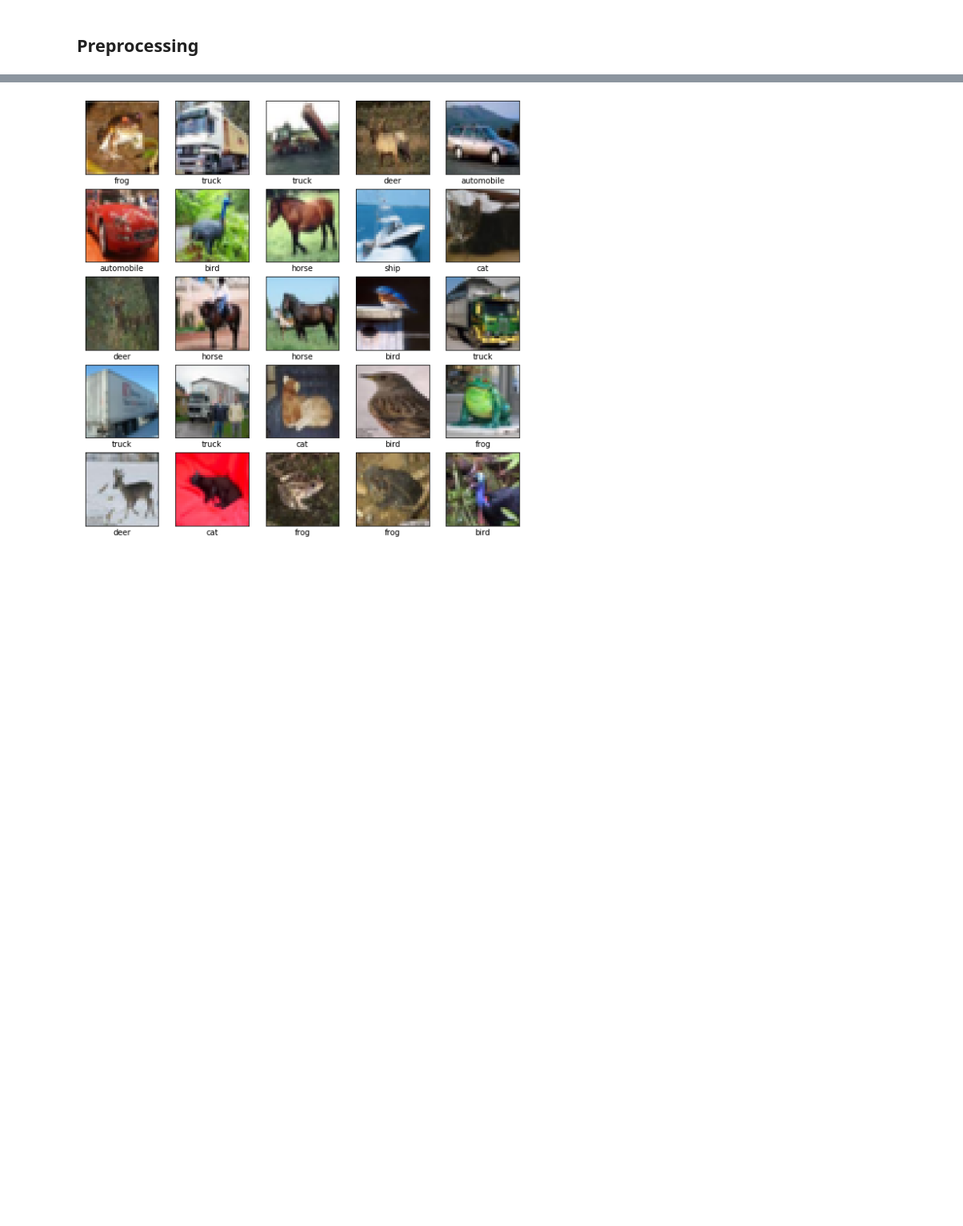
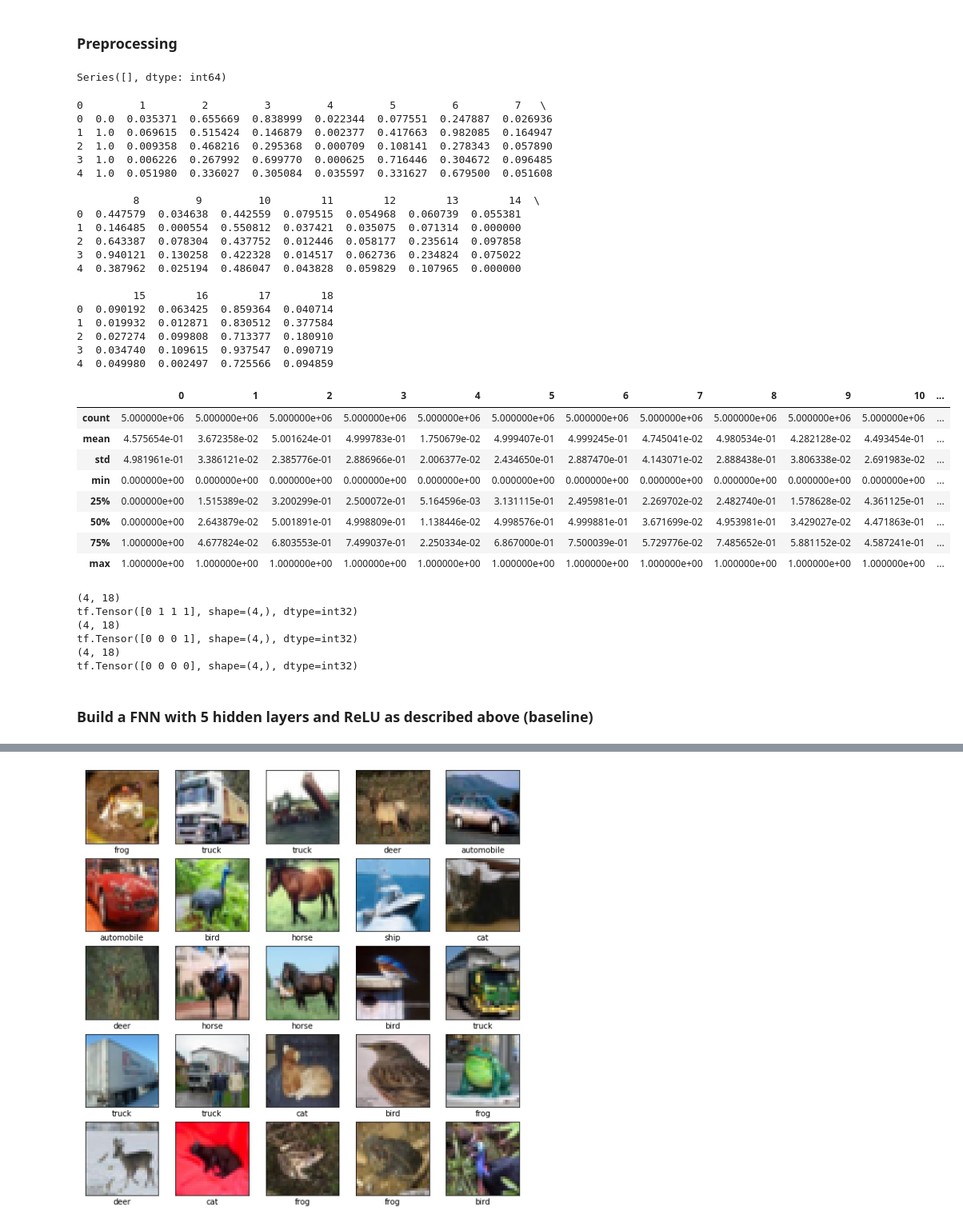
Before and after one commit to arbiter1elegantiae/kaf-nets, a Jupyter notebook: kaf-CNN-cifar-10.ipynb, the cells around one changed output, grey strips where cells are left out. Shown at 80% size. Saved outputs shown, nothing was run; the diff lists cells and outputs as text; code cells hidden in the pictures; blank space fills up the shorter version.

Commit message:
ignore SUSY and final notebook

```diff
--- a/kaf-CNN-cifar-10.ipynb
+++ b/kaf-CNN-cifar-10.ipynb
@@ -15,2 +138,50 @@ from kafnet import Kaf
 # %% [markdown]
-## Preprocessing
+### Preprocessing
+# %%
+# Import SUSY
+susy = pd.read_csv('SUSY.csv', header=None)
+
+# Check there is no NaN value in susy
+nulls= susy.isnull().sum()
+nulls= nulls[nulls > 0]
+# %%
+nulls
+# %% [output]
+Series([], dtype: int64)
+# %%
+# Min-max normalization
+scaler = MinMaxScaler()
+susy.iloc[:,1:] = scaler.fit_transform(susy.iloc[:,1:])
+# Sanity check
+print(susy.head())
+susy.describe()
+# %% [output]
+0         1         2         3         4         5         6         7   \
+0  0.0  0.035371  0.655669  0.838999  0.022344  0.077551  0.247887  0.026936
+1  1.0  0.069615  0.515424  0.146879  0.002377  0.417663  0.982085  0.164947
+2  1.0  0.009358  0.468216  0.295368  0.000709  0.108141  0.278343  0.057890
+3  1.0  0.006226  0.267992  0.699770  0.000625  0.716446  0.304672  0.096485
+4  1.0  0.051980  0.336027  0.305084  0.035597  0.331627  0.679500  0.051608
+
+         8         9         10        11        12        13        14  \
+0  0.447579  0.034638  0.442559  0.079515  0.054968  0.060739  0.055381
+1  0.146485  0.000554  0.550812  0.037421  0.035075  0.071314  0.000000
+2  0.643387  0.078304  0.437752  0.012446  0.058177  0.235614  0.097858
+3  0.940121  0.130258  0.422328  0.014517  0.062736  0.234824  0.075022
+4  0.387962  0.025194  0.486047  0.043828  0.059829  0.107965  0.000000
+
+         15        16        17        18
+0  0.090192  0.063425  0.859364  0.040714
+1  0.019932  0.012871  0.830512  0.377584
+2  0.027274  0.099808  0.713377  0.180910
+3  0.034740  0.109615  0.937547  0.090719
+4  0.049980  0.002497  0.725566  0.094859
+|  | 0 | 1 | 2 | 3 | 4 | 5 | 6 | 7 | 8 | 9 | 10 | ... |
+| count | 5.000000e+06 | 5.000000e+06 | 5.000000e+06 | 5.000000e+06 | 5.000000e+06 | 5.000000e+06 | 5.000000e+06 | 5.000000e+06 | 5.000000e+06 | 5.000000e+06 | 5.000000e+06 | ... |
+| mean | 4.575654e-01 | 3.672358e-02 | 5.001624e-01 | 4.999783e-01 | 1.750679e-02 | 4.999407e-01 | 4.999245e-01 | 4.745041e-02 | 4.980534e-01 | 4.282128e-02 | 4.493454e-01 | ... |
+| std | 4.981961e-01 | 3.386121e-02 | 2.385776e-01 | 2.886966e-01 | 2.006377e-02 | 2.434650e-01 | 2.887470e-01 | 4.143071e-02 | 2.888438e-01 | 3.806338e-02 | 2.691983e-02 | ... |
+| min | 0.000000e+00 | 0.000000e+00 | 0.000000e+00 | 0.000000e+00 | 0.000000e+00 | 0.000000e+00 | 0.000000e+00 | 0.000000e+00 | 0.000000e+00 | 0.000000e+00 | 0.000000e+00 | ... |
+| 25% | 0.000000e+00 | 1.515389e-02 | 3.200299e-01 | 2.500072e-01 | 5.164596e-03 | 3.131115e-01 | 2.495981e-01 | 2.269702e-02 | 2.482740e-01 | 1.578628e-02 | 4.361125e-01 | ... |
+| 50% | 0.000000e+00 | 2.643879e-02 | 5.001891e-01 | 4.998809e-01 | 1.138446e-02 | 4.998576e-01 | 4.999881e-01 | 3.671699e-02 | 4.953981e-01 | 3.429027e-02 | 4.471863e-01 | ... |
+| 75% | 1.000000e+00 | 4.677824e-02 | 6.803553e-01 | 7.499037e-01 | 2.250334e-02 | 6.867000e-01 | 7.500039e-01 | 5.729776e-02 | 7.485652e-01 | 5.881152e-02 | 4.587241e-01 | ... |
+| max | 1.000000e+00 | 1.000000e+00 | 1.000000e+00 | 1.000000e+00 | 1.000000e+00 | 1.000000e+00 | 1.000000e+00 | 1.000000e+00 | 1.000000e+00 | 1.000000e+00 | 1.000000e+00 | ... |
@@ -16,0 +208,25 @@ from kafnet import Kaf
+# %%
+# Sanity check
+for xb, yb in train.batch(4):
+  print(xb.shape)
+  print(yb)
+  break
+
+for xb, yb in test.batch(4):
+  print(xb.shape)
+  print(yb)
+  break
+
+for xb, yb in val.batch(4):
+  print(xb.shape)
+  print(yb)
+  break
+# %% [output]
+(4, 18)
+tf.Tensor([0 1 1 1], shape=(4,), dtype=int32)
+(4, 18)
+tf.Tensor([0 0 0 1], shape=(4,), dtype=int32)
+(4, 18)
+tf.Tensor([0 0 0 0], shape=(4,), dtype=int32)
+# %% [markdown]
+### Build a FNN with 5 hidden layers and ReLU as described above (baseline)
```
Also changed, not shown: parts of 73 cells of this notebook, 4 other files.
